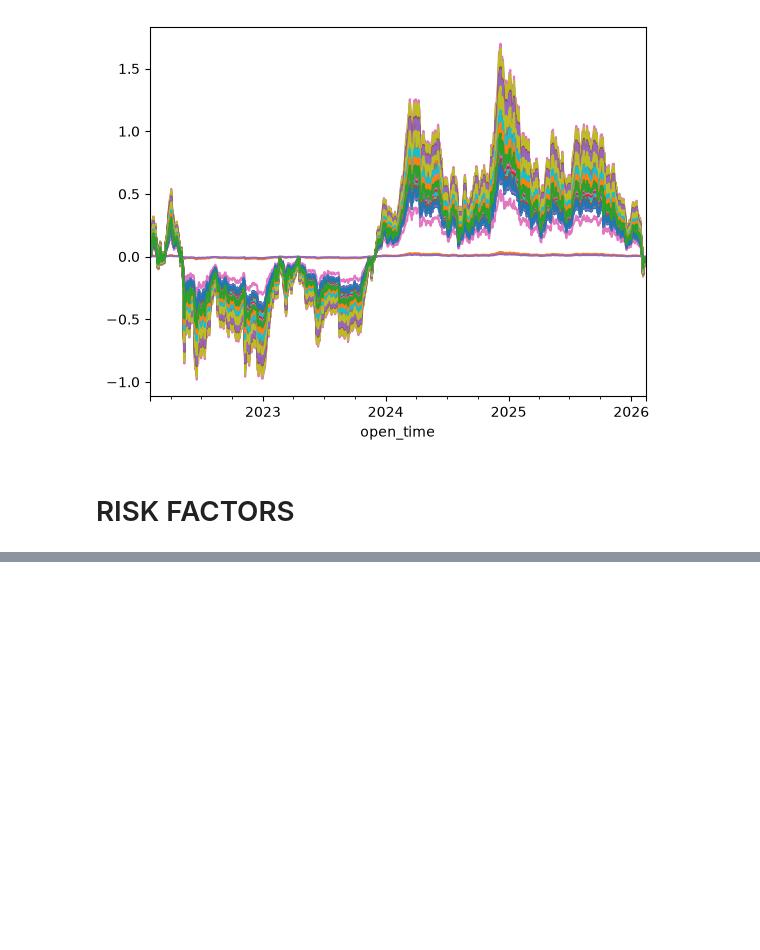
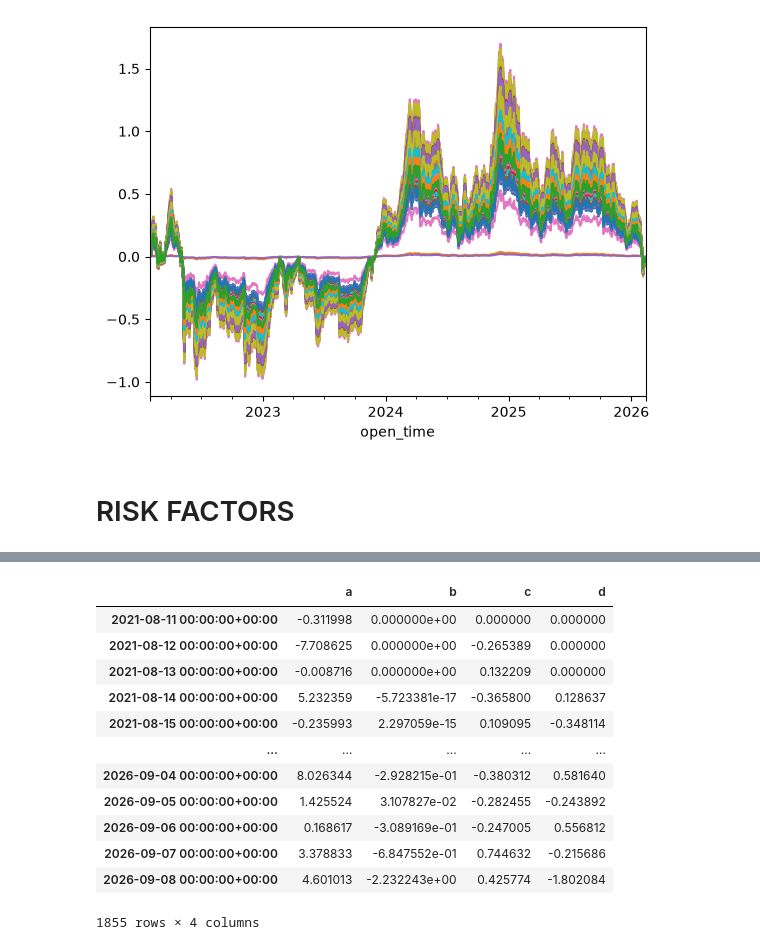
Before and after one commit to Parracho/Project-Finance, a Jupyter notebook: alpha_beta.ipynb, the cells around one changed output, grey strips where cells are left out. Saved outputs shown, nothing was run; the diff lists cells and outputs as text; code cells hidden in the pictures; blank space fills up the shorter version.

```diff
--- a/alpha_beta.ipynb
+++ b/alpha_beta.ipynb
@@ -273,0 +329,16 @@ vol = pd.read_pickle("datasets/crypto_100_1d_2017-01-01_2026-09-09_vol.pk")
+# %%
+coefs
+# %% [output]
+|  | a | b | c | d |
+| 2021-08-11 00:00:00+00:00 | -0.311998 | 0.000000e+00 | 0.000000 | 0.000000 |
+| 2021-08-12 00:00:00+00:00 | -7.708625 | 0.000000e+00 | -0.265389 | 0.000000 |
+| 2021-08-13 00:00:00+00:00 | -0.008716 | 0.000000e+00 | 0.132209 | 0.000000 |
+| 2021-08-14 00:00:00+00:00 | 5.232359 | -5.723381e-17 | -0.365800 | 0.128637 |
+| 2021-08-15 00:00:00+00:00 | -0.235993 | 2.297059e-15 | 0.109095 | -0.348114 |
+| ... | ... | ... | ... | ... |
+| 2026-09-04 00:00:00+00:00 | 8.026344 | -2.928215e-01 | -0.380312 | 0.581640 |
+| 2026-09-05 00:00:00+00:00 | 1.425524 | 3.107827e-02 | -0.282455 | -0.243892 |
+| 2026-09-06 00:00:00+00:00 | 0.168617 | -3.089169e-01 | -0.247005 | 0.556812 |
+| 2026-09-07 00:00:00+00:00 | 3.378833 | -6.847552e-01 | 0.744632 | -0.215686 |
+| 2026-09-08 00:00:00+00:00 | 4.601013 | -2.232243e+00 | 0.425774 | -1.802084 |
+1855 rows × 4 columns
```
Also changed, not shown: parts of 15 cells of this notebook, 5 other files.
